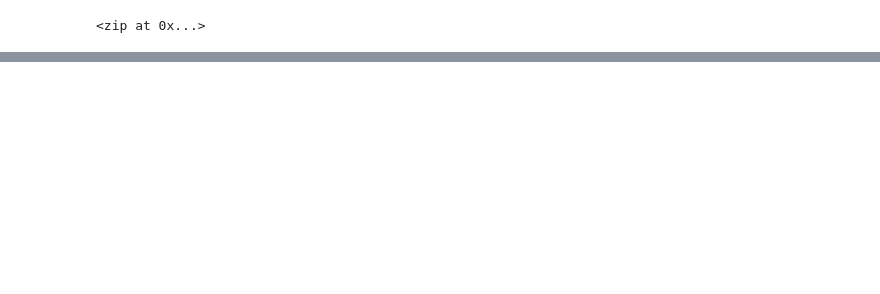
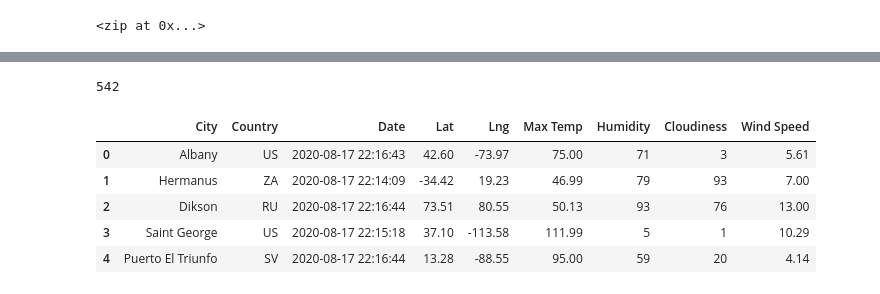
Before and after one commit to Wall-E28/world_weather_analysis, a Jupyter notebook: weather_py.ipynb, the cells around one changed output, grey strips where cells are left out. Saved outputs shown, nothing was run; the diff lists cells and outputs as text; code cells hidden in the pictures; blank space fills up the shorter version.

Commit message:
Modifying .gitignore and adding weather_py file

```diff
--- a/weather_py.ipynb
+++ b/weather_py.ipynb
@@ -9,0 +13,11 @@ from citipy import citipy
+# %%
+# Create list for weather data
+city_data = []
+
+# Print the beginning of the logging
+print("Beginning Data Retrieval     ")
+print("-----------------------------")
+
+# Create counters
+record_count = 1
+set_count = 1
@@ -10,3 +27,6 @@ from citipy import citipy
+# %%
+# Create basic url for API
+url = "http://api.openweathermap.org/data/2.5/weather?units=Imperial&APPID=" + weather_api_key
 # %%
 # Create 1500 random latitude and longitude coordinates
 latitudes = np.random.uniform(-90, 90, size = 1500)
@@ -41,0 +133,15 @@ len(cities)
+# %%
+len(city_data)
+# %% [output]
+542
+# %%
+# Add the data to a list in a dict then at the DF
+city_data_df = pd.DataFrame(city_data)
+city_data_df.head()
+# %% [output]
+|  | City | Country | Date | Lat | Lng | Max Temp | Humidity | Cloudiness | Wind Speed |
+| 0 | Albany | US | 2020-08-17 22:16:43 | 42.60 | -73.97 | 75.00 | 71 | 3 | 5.61 |
+| 1 | Hermanus | ZA | 2020-08-17 22:14:09 | -34.42 | 19.23 | 46.99 | 79 | 93 | 7.00 |
+| 2 | Dikson | RU | 2020-08-17 22:16:44 | 73.51 | 80.55 | 50.13 | 93 | 76 | 13.00 |
+| 3 | Saint George | US | 2020-08-17 22:15:18 | 37.10 | -113.58 | 111.99 | 5 | 1 | 10.29 |
+| 4 | Puerto El Triunfo | SV | 2020-08-17 22:16:44 | 13.28 | -88.55 | 95.00 | 59 | 20 | 4.14 |
```
Also changed, not shown: parts of 5 cells of this notebook, 1 other file.
